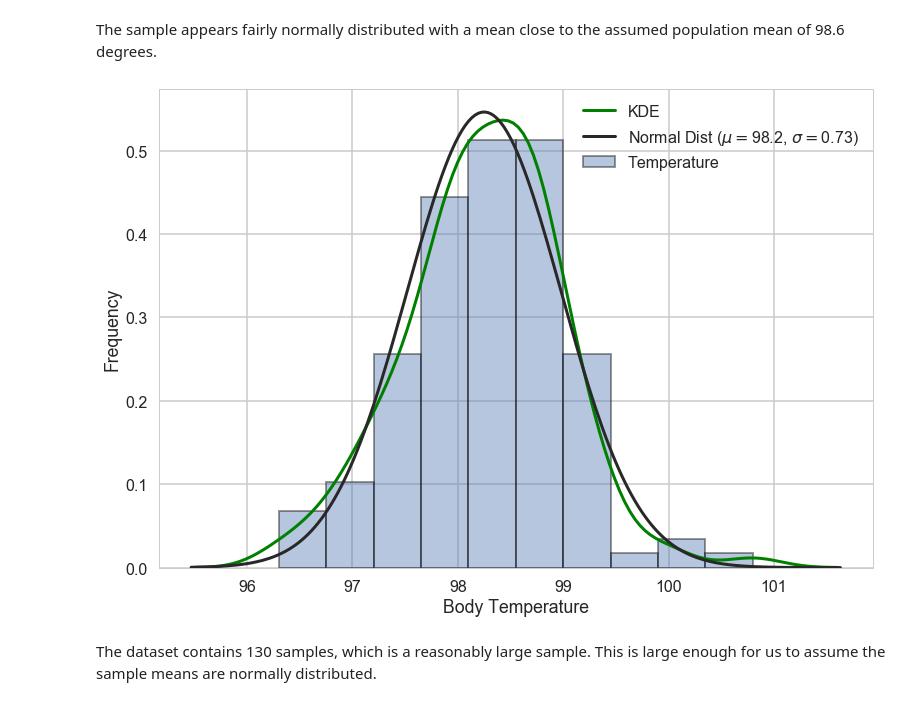
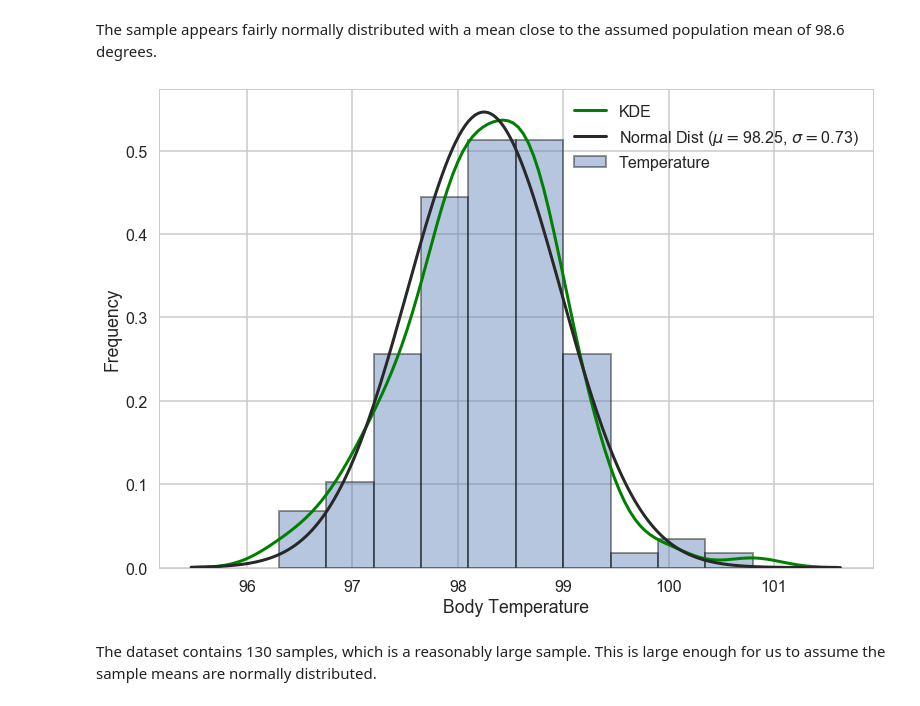
Before and after one commit to klane/springboard, a Jupyter notebook: inferential-statistics/body-temperature/body-temperature.ipynb, the cells around one changed output. Cells and saved outputs as stored; diff of their text form; code cells hidden in the pictures.

```diff
--- a/inferential-statistics/body-temperature/body-temperature.ipynb
+++ b/inferential-statistics/body-temperature/body-temperature.ipynb
@@ -73,17 +73,17 @@ The sample appears fairly normally distributed with a mean close to the assumed
 # %%
 # Your work here.
 mu, sigma = df.temperature.mean(), df.temperature.std()
 ax = sns.distplot(df.temperature, fit=norm, kde=True, bins=10,
                   kde_kws={'label': 'KDE', 'color': 'green', 'linewidth': 3},
                   hist_kws={'label': 'Temperature', 'edgecolor': 'k', 'linewidth': 2},
-                  fit_kws={'label': 'Normal Dist ($\mu=${0:.3g}, $\sigma=${1:.2f})'.format(mu, sigma),
+                  fit_kws={'label': 'Normal Dist ($\mu=${0:.4g}, $\sigma=${1:.2f})'.format(mu, sigma),
                            'linewidth': 3})
 ax.legend()
 plt.xlabel('Body Temperature')
 plt.ylabel('Frequency')
 plt.show()
 # %% [output]
-[figure, old version]
+[figure, new version]
 # %% [markdown]
 The dataset contains 130 samples, which is a reasonably large sample. This is large enough for us to assume the sample means are normally distributed.
 # %%
```
Also changed, not shown: parts of 19 cells of this notebook.
